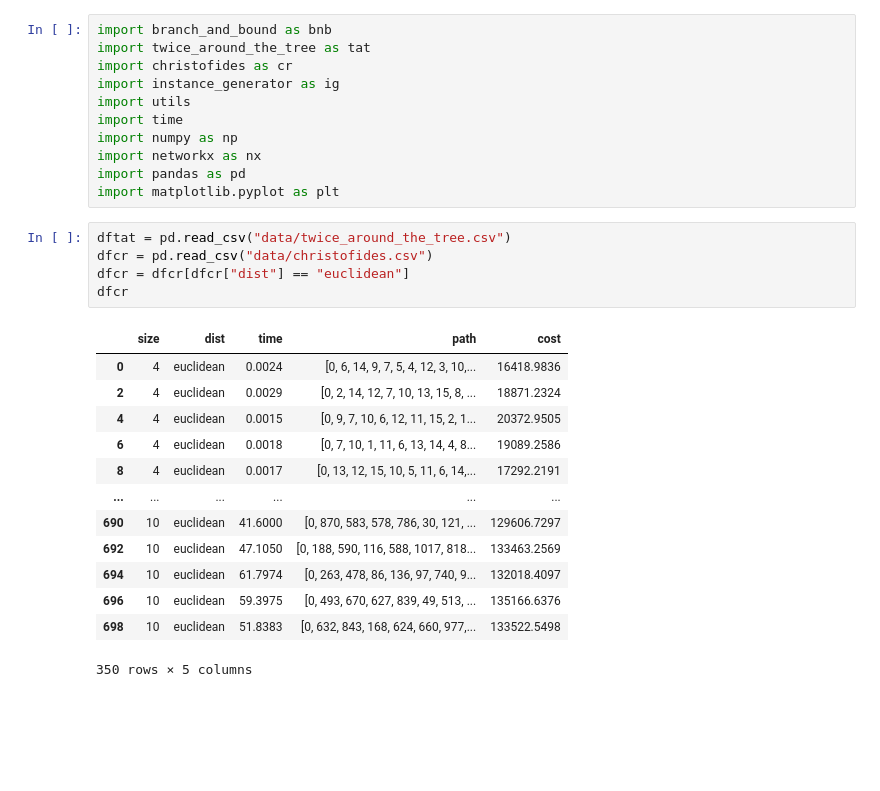
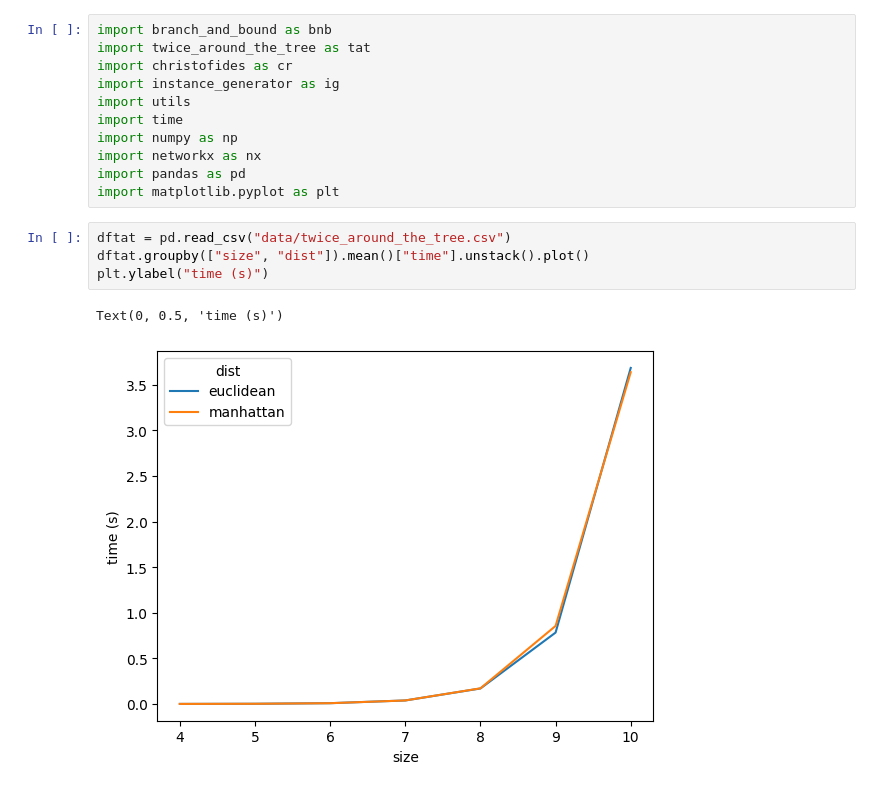
Before and after one commit to LuisFelipeRamos/TP2_Algoritmos2, a Jupyter notebook: testes.ipynb, the cells around one changed output. Cells and saved outputs as stored; diff of their text form; blank space fills up the shorter version.

```diff
--- a/testes.ipynb
+++ b/testes.ipynb
@@ -9,22 +9,10 @@ import numpy as np
 import networkx as nx
 import pandas as pd
 import matplotlib.pyplot as plt
-# %%
-dftat = pd.read_csv("data/twice_around_the_tree.csv")
-dfcr = pd.read_csv("data/christofides.csv")
-dfcr = dfcr[dfcr["dist"] == "euclidean"]
-dfcr
-# %% [output]
-|  | size | dist | time | path | cost |
-| 0 | 4 | euclidean | 0.0024 | [0, 6, 14, 9, 7, 5, 4, 12, 3, 10,... | 16418.9836 |
-| 2 | 4 | euclidean | 0.0029 | [0, 2, 14, 12, 7, 10, 13, 15, 8, ... | 18871.2324 |
-| 4 | 4 | euclidean | 0.0015 | [0, 9, 7, 10, 6, 12, 11, 15, 2, 1... | 20372.9505 |
-| 6 | 4 | euclidean | 0.0018 | [0, 7, 10, 1, 11, 6, 13, 14, 4, 8... | 19089.2586 |
-| 8 | 4 | euclidean | 0.0017 | [0, 13, 12, 15, 10, 5, 11, 6, 14,... | 17292.2191 |
-| ... | ... | ... | ... | ... | ... |
-| 690 | 10 | euclidean | 41.6000 | [0, 870, 583, 578, 786, 30, 121, ... | 129606.7297 |
-| 692 | 10 | euclidean | 47.1050 | [0, 188, 590, 116, 588, 1017, 818... | 133463.2569 |
-| 694 | 10 | euclidean | 61.7974 | [0, 263, 478, 86, 136, 97, 740, 9... | 132018.4097 |
-| 696 | 10 | euclidean | 59.3975 | [0, 493, 670, 627, 839, 49, 513, ... | 135166.6376 |
-| 698 | 10 | euclidean | 51.8383 | [0, 632, 843, 168, 624, 660, 977,... | 133522.5498 |
-350 rows × 5 columns
+# %%
+dftat = pd.read_csv("data/twice_around_the_tree.csv")
+dftat.groupby(["size", "dist"]).mean()["time"].unstack().plot()
+plt.ylabel("time (s)")
+# %% [output]
+Text(0, 0.5, 'time (s)')
+[figure, added]
```
Also changed, not shown: parts of 1 cell of this notebook, 10 other files.
